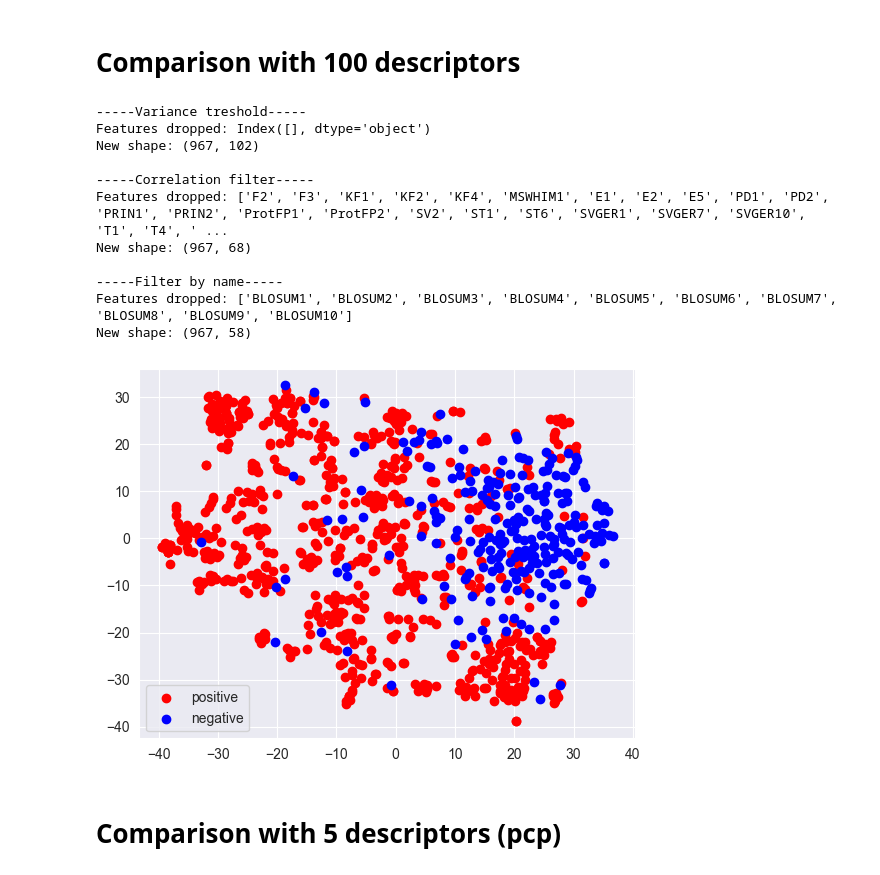
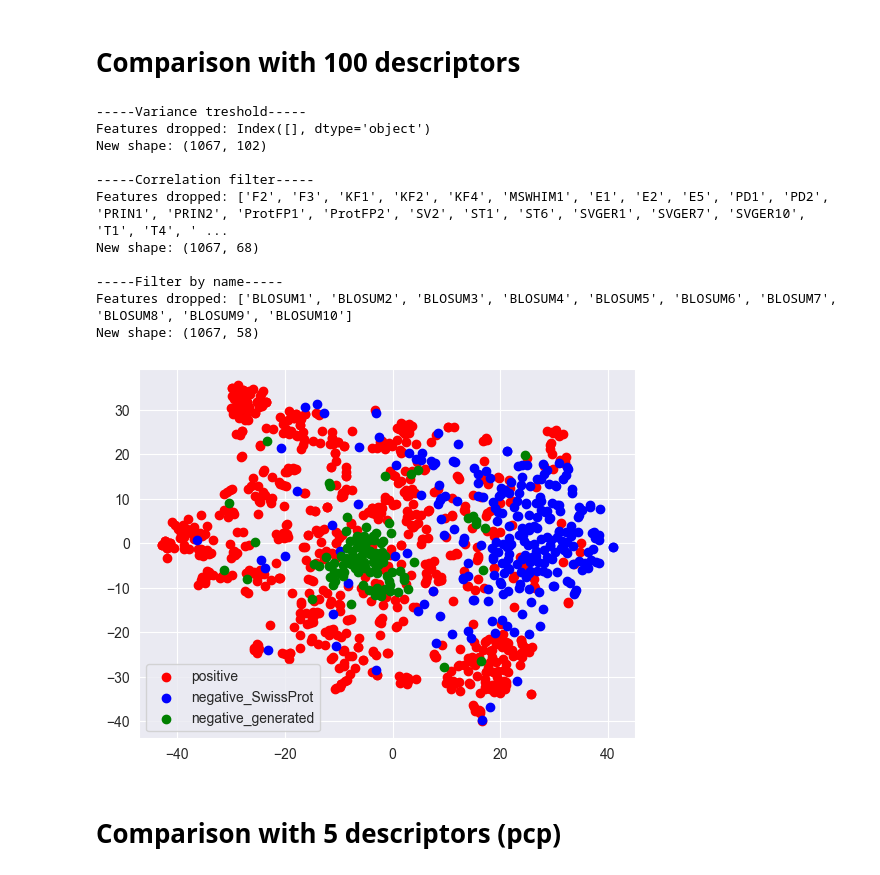
Before and after one commit to Dominule/qsAMPr, a Jupyter notebook: src/comparison.ipynb, the cells around one changed output. Drawn from its saved outputs; the diff is of its cells as text; code cells hidden in the pictures.

Commit message:
compare positive and negative (SwissProt, generated)

```diff
--- a/src/comparison.ipynb
+++ b/src/comparison.ipynb
@@ -5,11 +5,15 @@ import pandas as pd
 
 # 721 positive data points
 df_pos = pd.read_csv("../data/examples_DBAASP/descriptors_positive_staphylococcus.csv")
+# negative AMPs from DBAASP
+###
 # 246 negative data points
-df_neg = pd.read_csv("../data/examples_random_peptides_SwissProt/descriptors_negative.csv")
+df_neg_02 = pd.read_csv("../data/examples_random_peptides_SwissProt/descriptors_negative_SwissProt.csv")
+# 100 negative randomly generated (same frequencies)
+df_neg_03 = pd.read_csv("../data/examples_negative_generated/descriptors_negative_generated_100.csv")
 
 # merge into one dataframe
-df = pd.concat([df_pos, df_neg])
+df = pd.concat([df_pos, df_neg_02, df_neg_03])
 # %%
 # normalizing the data using MinMaxScaler
 from sklearn.preprocessing import MinMaxScaler
@@ -48,29 +52,30 @@ print(f"New shape: {df_feat.shape}\n")
 # %% [output]
 -----Variance treshold-----
 Features dropped: Index([], dtype='object')
-New shape: (967, 102)
+New shape: (1067, 102)
 
 -----Correlation filter-----
 Features dropped: ['F2', 'F3', 'KF1', 'KF2', 'KF4', 'MSWHIM1', 'E1', 'E2', 'E5', 'PD1', 'PD2', 'PRIN1', 'PRIN2', 'ProtFP1', 'ProtFP2', 'SV2', 'ST1', 'ST6', 'SVGER1', 'SVGER7', 'SVGER10', 'T1', 'T4', ' ...
-New shape: (967, 68)
+New shape: (1067, 68)
 
 -----Filter by name-----
 Features dropped: ['BLOSUM1', 'BLOSUM2', 'BLOSUM3', 'BLOSUM4', 'BLOSUM5', 'BLOSUM6', 'BLOSUM7', 'BLOSUM8', 'BLOSUM9', 'BLOSUM10']
-New shape: (967, 58)
+New shape: (1067, 58)
 # %%
 # TSNE
 from sklearn.manifold import TSNE
 import matplotlib.pyplot as plt
 
 tsne = TSNE(n_components=2, random_state=42)
 X_embedded = tsne.fit_transform(df_feat)
 # distinguish from index 721
 plt.scatter(X_embedded[:721, 0], X_embedded[:721, 1], c='r', label='positive')
-plt.scatter(X_embedded[721:, 0], X_embedded[721:, 1], c='b', label='negative')
+plt.scatter(X_embedded[721:967, 0], X_embedded[721:967, 1], c='b', label='negative_SwissProt')
+plt.scatter(X_embedded[967:, 0], X_embedded[967:, 1], c='g', label='negative_generated')
 plt.legend()
 plt.show()
 # %% [output]
-[figure, old version]
+[figure, new version]
 # %% [markdown]
 # Comparison with 5 descriptors (pcp)
 # %%
```
Also changed, not shown: parts of 1 cell of this notebook, 4 other files.
